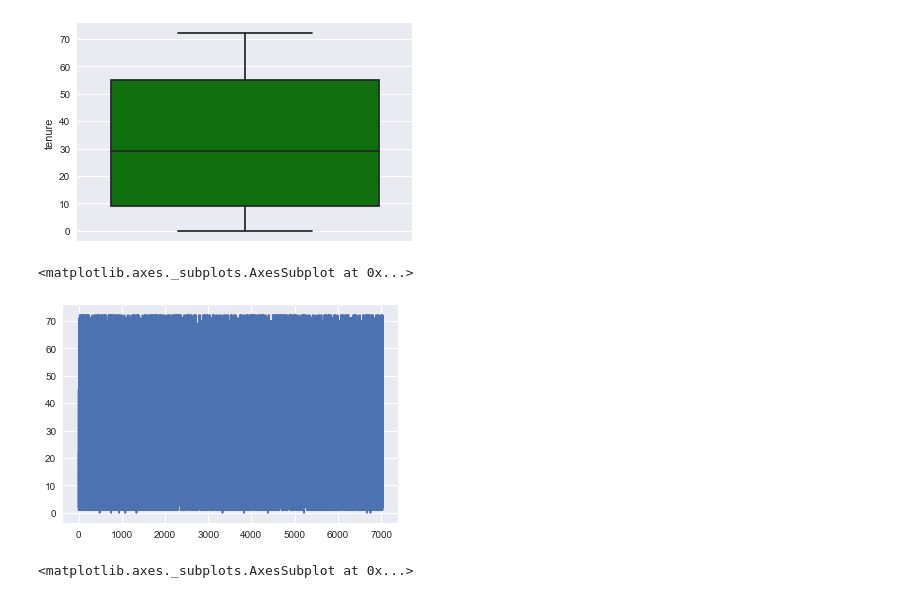
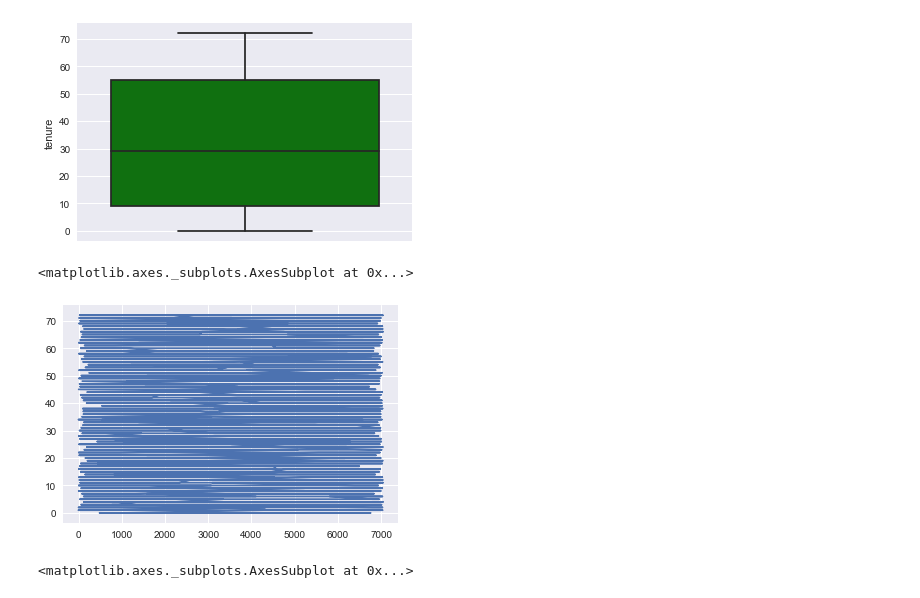
Before and after one commit to cjrutherford/mining, a Jupyter notebook: Data Mining Code Portion..ipynb, the cells around one changed output. Drawn from its saved outputs; the diff is of its cells as text; code cells hidden in the pictures.

```diff
--- a/Data Mining Code Portion..ipynb
+++ b/Data Mining Code Portion..ipynb
@@ -122,10 +122,10 @@ sns.boxplot(customer_data.tenure, color='green', orient = 'v')
 <matplotlib.axes._subplots.AxesSubplot at 0x...>
 [figure]
 # %%
-customer_data.tenure.sort_index().plot.line()
+customer_data.tenure.sort_values().plot.line()
 # %% [output]
 <matplotlib.axes._subplots.AxesSubplot at 0x...>
-[figure, old version]
+[figure, new version]
 # %%
 phone_count = customer_data.PhoneService.value_counts()
 phone_count.plot.bar()
```
Also changed, not shown: parts of 20 cells of this notebook, 2 other files.
